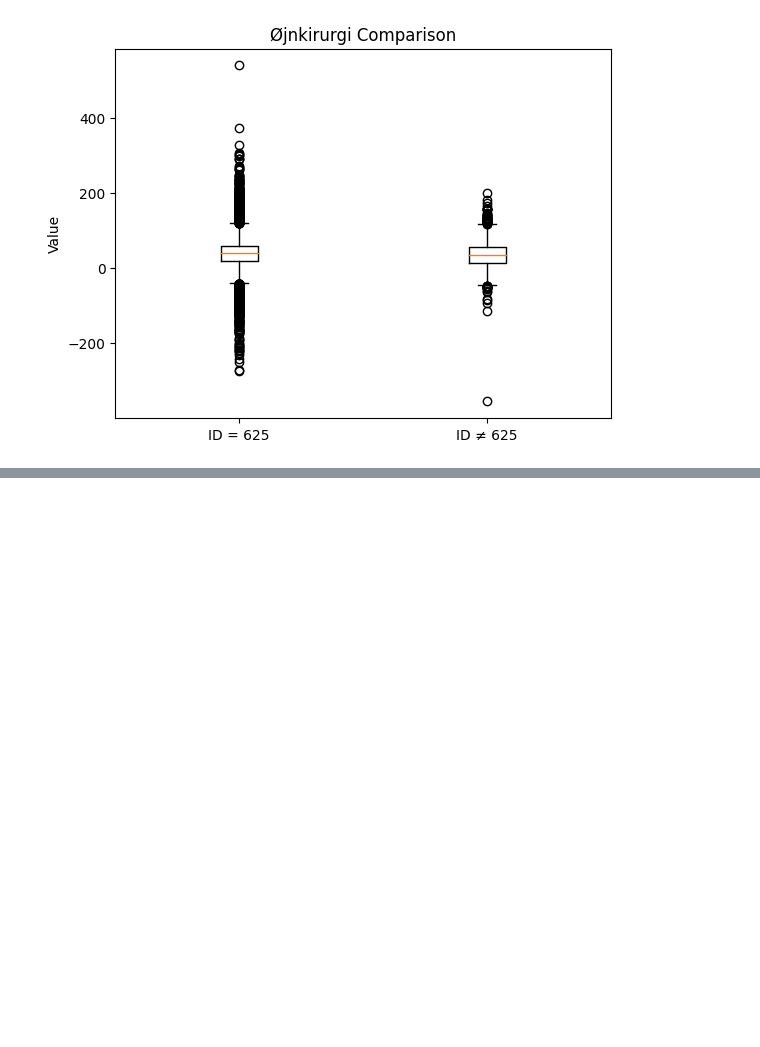
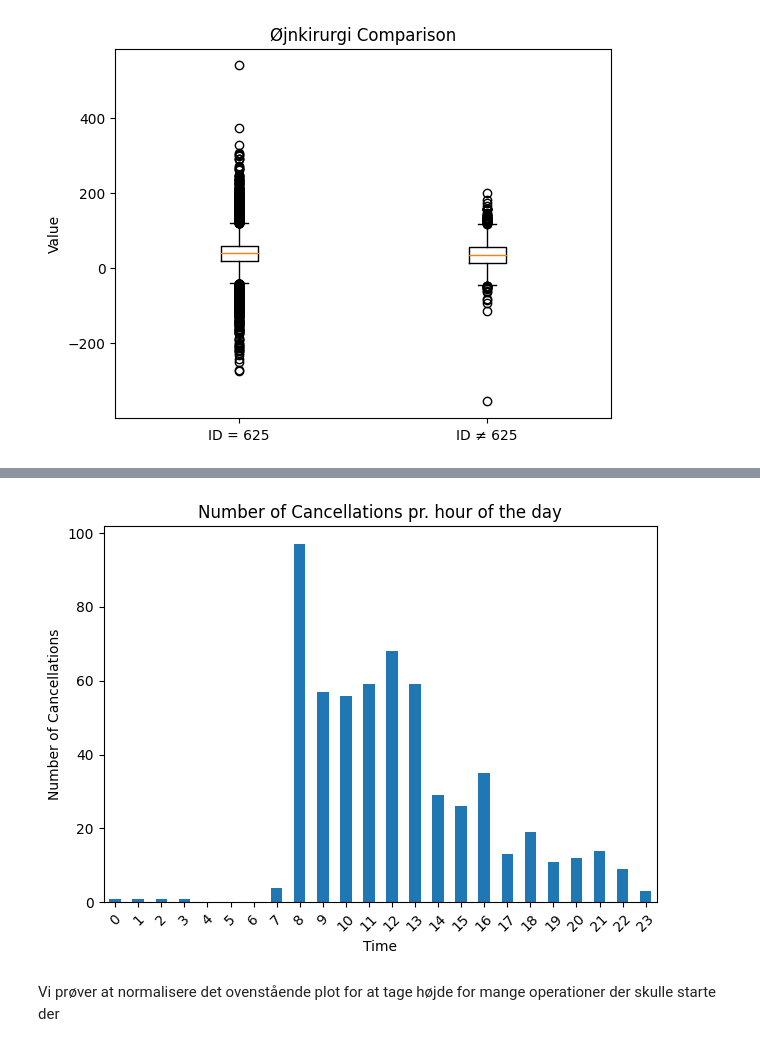
Before and after one commit to killermort9/AnalyticsToAction, a Jupyter notebook: Signe.ipynb, the cells around one changed output, grey strips where cells are left out. Saved outputs shown, nothing was run; the diff lists cells and outputs as text; code cells hidden in the pictures; blank space fills up the shorter version.

```diff
--- a/Signe.ipynb
+++ b/Signe.ipynb
@@ -269,0 +291,20 @@ plt.show()
+# %%
+# Oversigt over hvornår på dagen
+time_counts = (
+    df_cancelled['Time']
+    .value_counts().reindex([
+        0,1,2,3,4,5,6,7,8,9,10,11,12,13,14,15,16,17,18,19,20,21,22,23])
+)
+
+time_counts.plot(kind='bar')
+
+plt.xlabel("Time")
+plt.ylabel("Number of Cancellations")
+plt.title("Number of Cancellations pr. hour of the day")
+plt.xticks(rotation=45)
+plt.tight_layout()
+plt.show()
+# %% [output]
+[figure, added]
+# %% [markdown]
+Vi prøver at normalisere det ovenstående plot for at tage højde for mange operationer der skulle starte der
```
Also changed, not shown: parts of 21 cells of this notebook.
